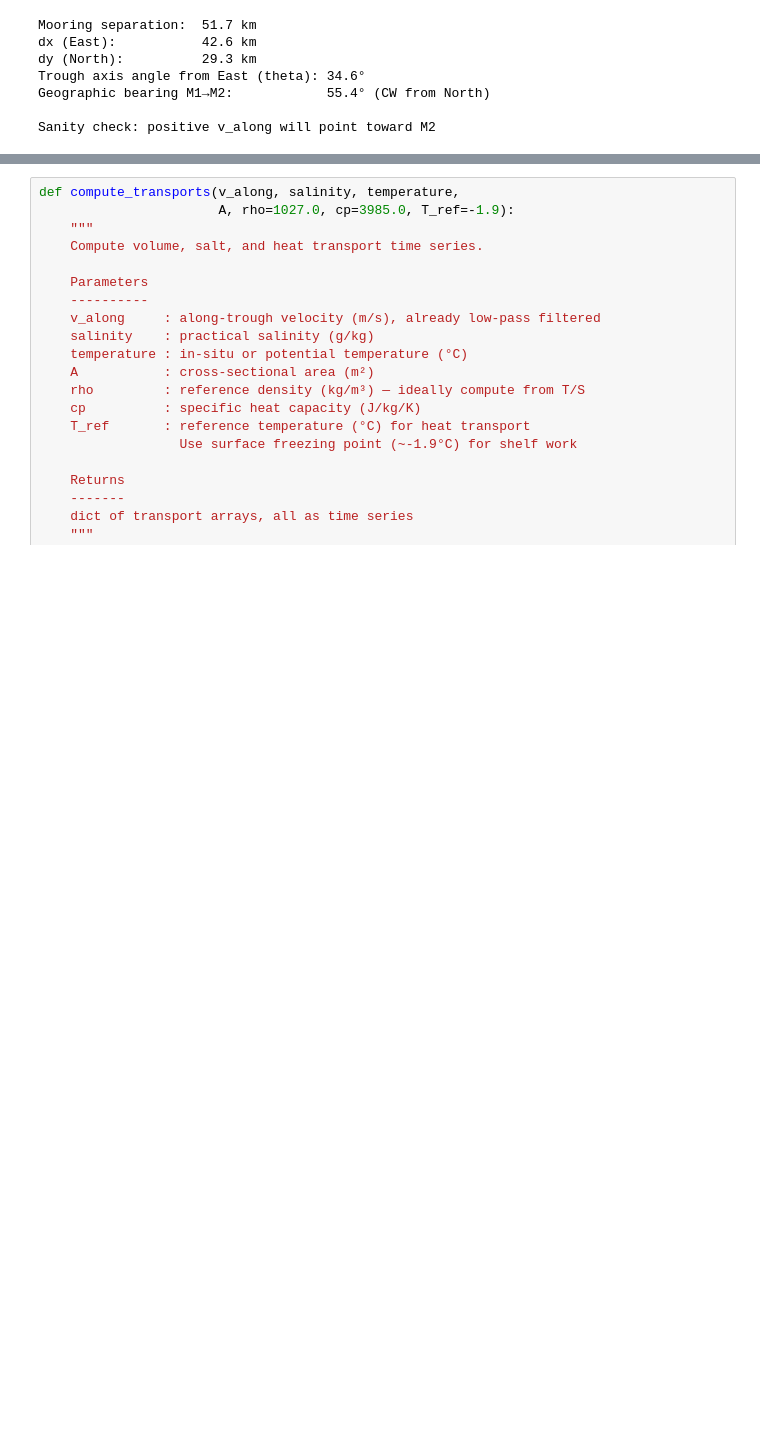
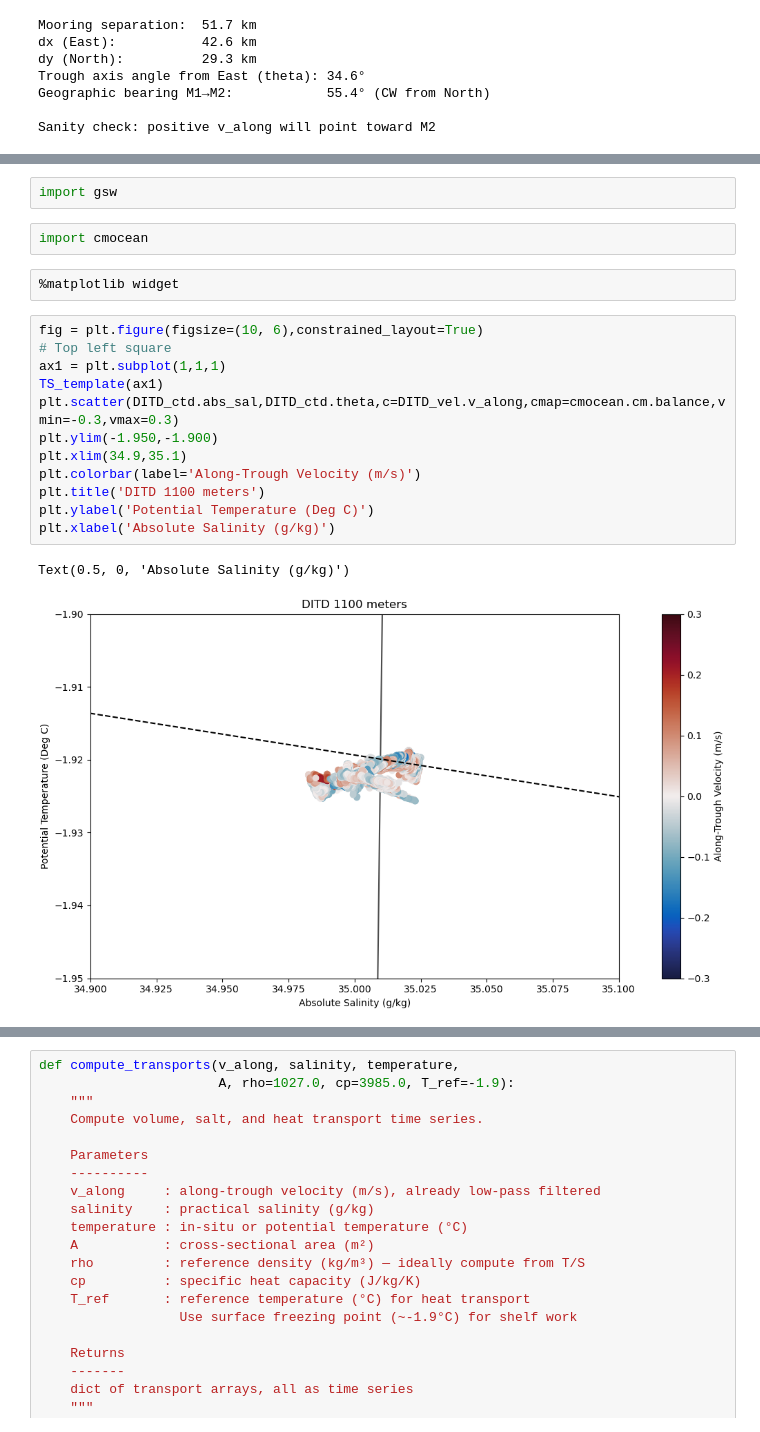
Before and after one commit to MackenzieBlanusa/TNB_tools, a Jupyter notebook: MastersThesis/Transport_Calculation.ipynb, the cells around one changed output, grey strips where cells are left out. Saved outputs shown, nothing was run; the diff lists cells and outputs as text; blank space fills up the shorter version.

```diff
--- a/MastersThesis/Transport_Calculation.ipynb
+++ b/MastersThesis/Transport_Calculation.ipynb
@@ -458,0 +513,21 @@ plt.plot(v_along,v_across)
+# %%
+import gsw
+# %%
+import cmocean
+# %%
+%matplotlib widget
+# %%
+fig = plt.figure(figsize=(10, 6),constrained_layout=True)
+# Top left square
+ax1 = plt.subplot(1,1,1)
+TS_template(ax1)
+plt.scatter(DITD_ctd.abs_sal,DITD_ctd.theta,c=DITD_vel.v_along,cmap=cmocean.cm.balance,vmin=-0.3,vmax=0.3)
+plt.ylim(-1.950,-1.900)
+plt.xlim(34.9,35.1)
+plt.colorbar(label='Along-Trough Velocity (m/s)')
+plt.title('DITD 1100 meters')
+plt.ylabel('Potential Temperature (Deg C)')
+plt.xlabel('Absolute Salinity (g/kg)')
+# %% [output]
+Text(0.5, 0, 'Absolute Salinity (g/kg)')
+[figure, added]
```
Also changed, not shown: parts of 44 cells of this notebook.
